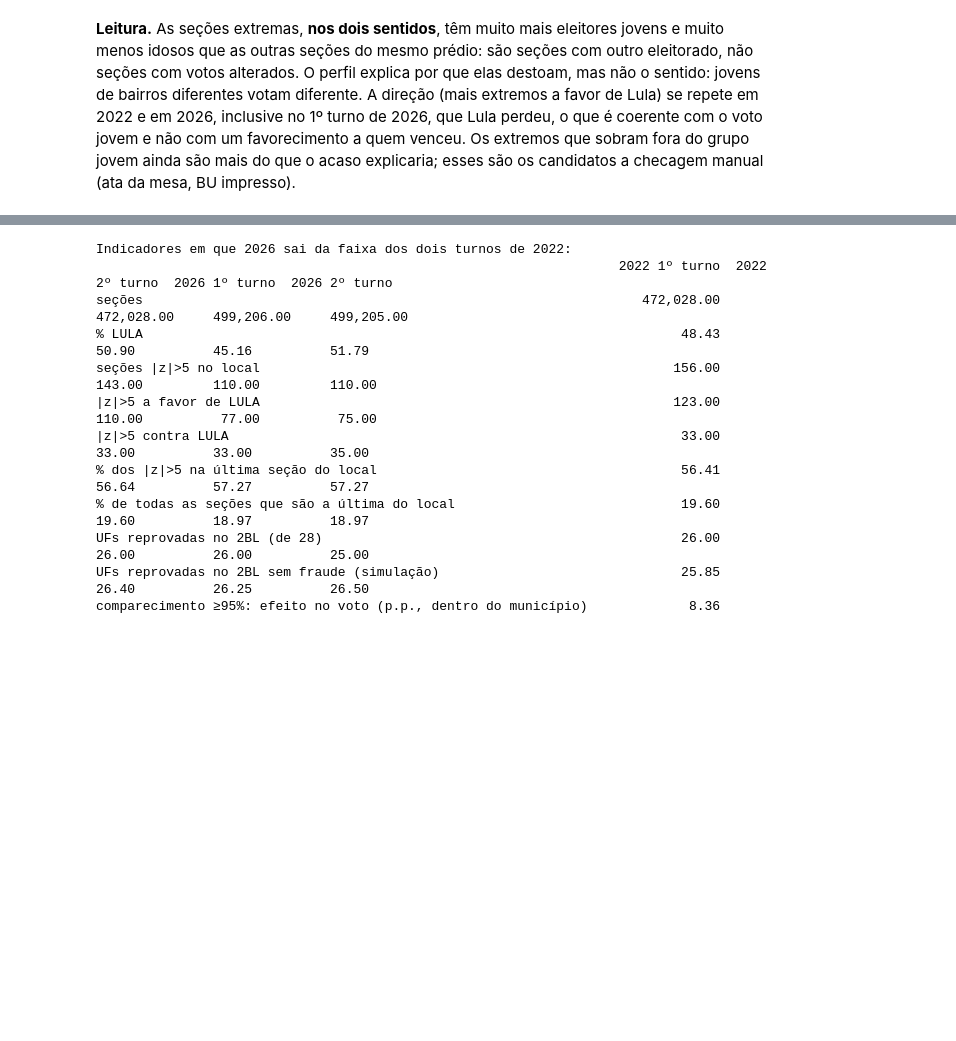
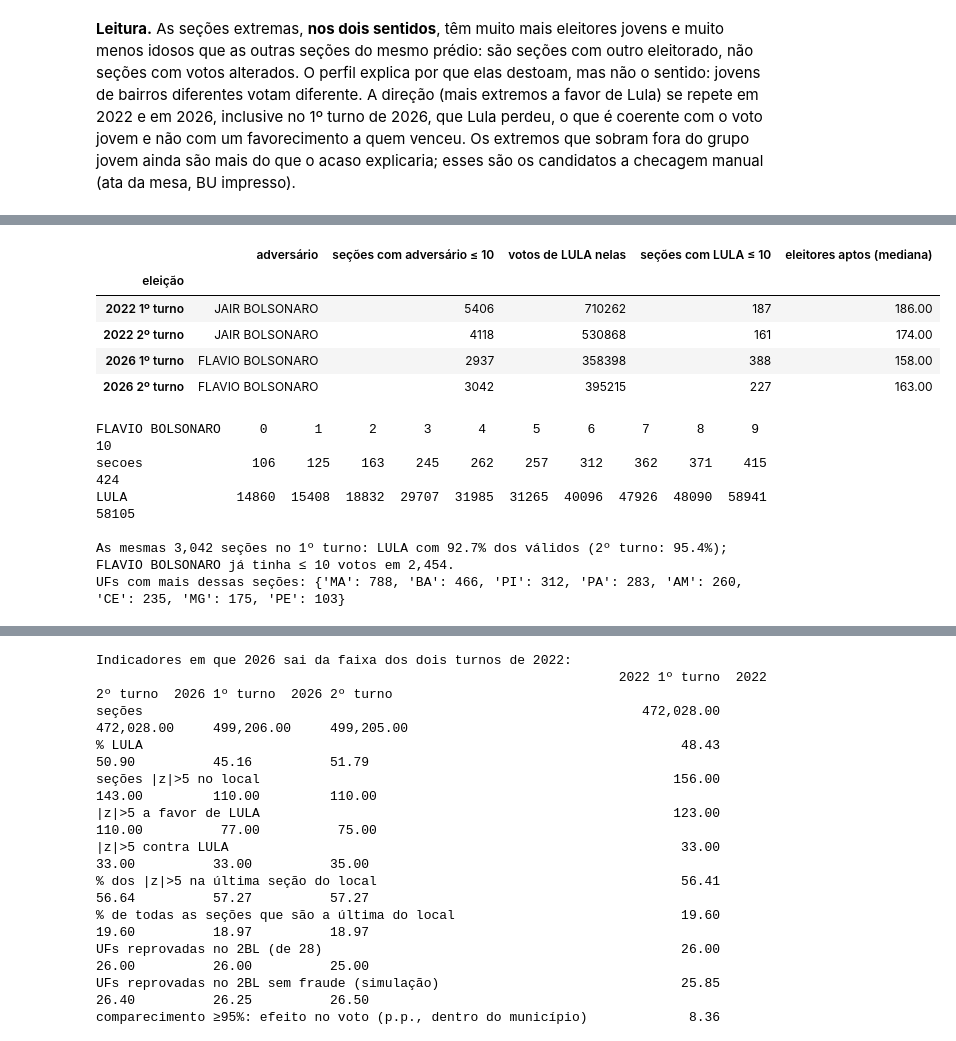
Before and after one commit to marcospflbarreto/eleicoes-2026, a Jupyter notebook: notebooks/03_comparacao_2022.ipynb, the cells around one changed output, grey strips where cells are left out. Saved outputs shown, nothing was run; the diff lists cells and outputs as text; code cells hidden in the pictures; blank space fills up the shorter version.

```diff
--- a/notebooks/03_comparacao_2022.ipynb
+++ b/notebooks/03_comparacao_2022.ipynb
@@ -207,0 +214,37 @@ os candidatos a checagem manual (ata da mesa, BU impresso).
+# %%
+def adversario(df):
+    return next(c for c in A.principais(df, 2) if c != REF)
+
+chave = ["uf", "cd_municipio", "nr_zona", "nr_secao"]
+linhas = []
+for nome, df in E.items():
+    adv = adversario(df)
+    poucos = df[adv] <= 10
+    linhas.append({"eleição": nome, "adversário": adv, f"seções com adversário ≤ 10": int(poucos.sum()),
+                   f"votos de {REF} nelas": int(df.loc[poucos, REF].sum()),
+                   f"seções com {REF} ≤ 10": int((df[REF] <= 10).sum()),
+                   "eleitores aptos (mediana)": df.loc[poucos, "qt_aptos"].median()})
+display(pd.DataFrame(linhas).set_index("eleição"))
+
+if "2026 2º turno" in E:
+    t1, t2 = E["2026 1º turno"], E["2026 2º turno"]
+    adv = adversario(t2)
+    poucos = t2[t2[adv] <= 10]
+    print(poucos.groupby(adv).agg(secoes=(REF, "size"), **{REF: (REF, "sum")}).T.to_string())
+    m = poucos[chave + [REF, adv, "votos_validos"]].merge(t1[chave + [REF, adv, "votos_validos"]], on=chave, suffixes=("_2t", "_1t"))
+    print(f"\nAs mesmas {len(m):,} seções no 1º turno: {REF} com {m[REF + '_1t'].sum() / m['votos_validos_1t'].sum():.1%} dos válidos "
+          f"(2º turno: {m[REF + '_2t'].sum() / m['votos_validos_2t'].sum():.1%}); {adv} já tinha ≤ 10 votos em {int((m[adv + '_1t'] <= 10).sum()):,}.")
+    print("UFs com mais dessas seções:", poucos["uf"].value_counts().head(8).to_dict())
+# %% [output]
+|  | adversário | seções com adversário ≤ 10 | votos de LULA nelas | seções com LULA ≤ 10 | eleitores aptos (mediana) |
+| eleição |  |  |  |  |  |
+| 2022 1º turno | JAIR BOLSONARO | 5406 | 710262 | 187 | 186.00 |
+| 2022 2º turno | JAIR BOLSONARO | 4118 | 530868 | 161 | 174.00 |
+| 2026 1º turno | FLAVIO BOLSONARO | 2937 | 358398 | 388 | 158.00 |
+| 2026 2º turno | FLAVIO BOLSONARO | 3042 | 395215 | 227 | 163.00 |
+FLAVIO BOLSONARO     0      1      2      3      4      5      6      7      8      9      10
+secoes              106    125    163    245    262    257    312    362    371    415    424
+LULA              14860  15408  18832  29707  31985  31265  40096  47926  48090  58941  58105
+
+As mesmas 3,042 seções no 1º turno: LULA com 92.7% dos válidos (2º turno: 95.4%); FLAVIO BOLSONARO já tinha ≤ 10 votos em 2,454.
+UFs com mais dessas seções: {'MA': 788, 'BA': 466, 'PI': 312, 'PA': 283, 'AM': 260, 'CE': 235, 'MG': 175, 'PE': 103}
```
Also changed, not shown: parts of 9 cells of this notebook, 3 other files.
